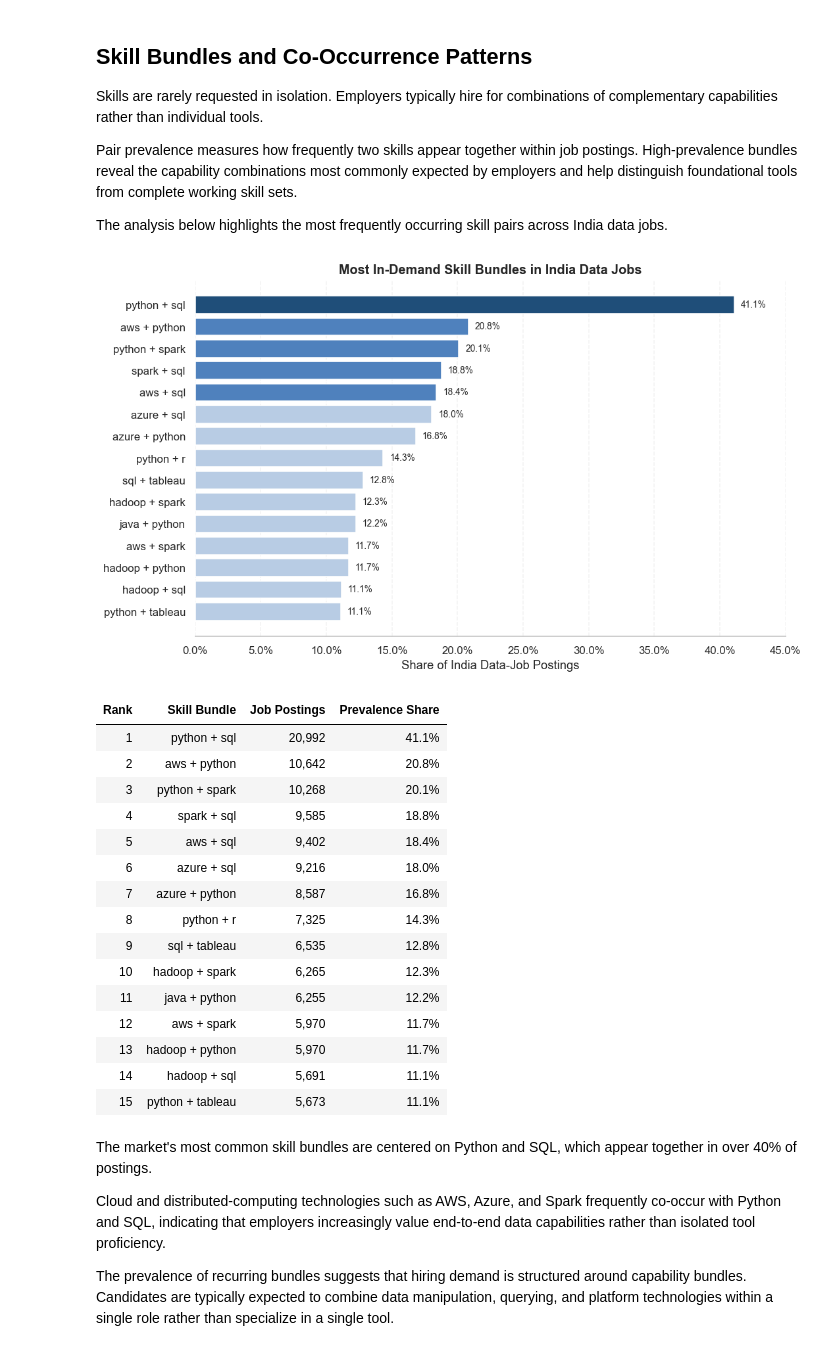
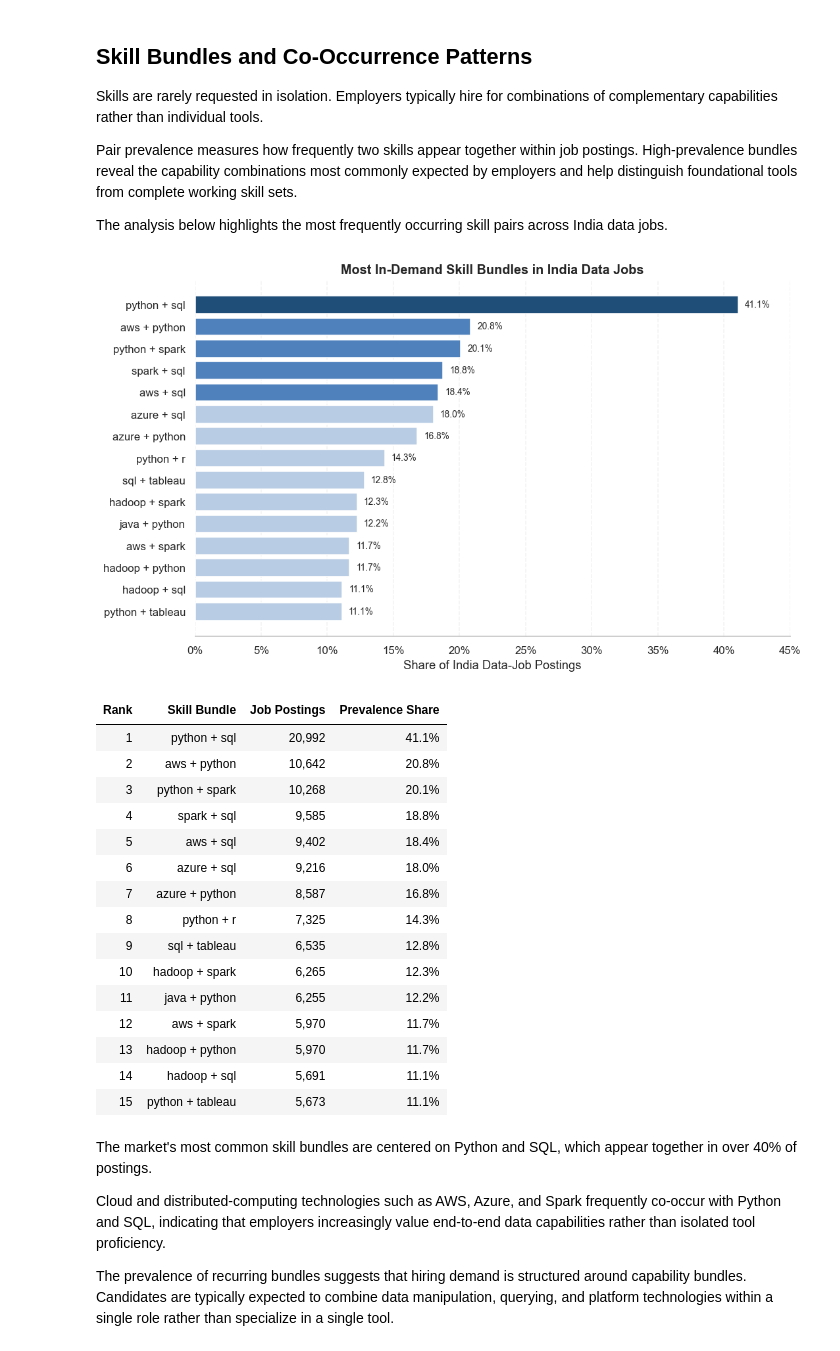
Before and after one commit to siddharth-chauhan-eu/python-learning, a Jupyter notebook: 02-data-analytics/data-jobs-analysis/project/job-market-analysis/02_skill_demand.ipynb, the cells around one changed output. Saved outputs shown, nothing was run; the diff lists cells and outputs as text; code cells hidden in the pictures.

```diff
--- a/02-data-analytics/data-jobs-analysis/project/job-market-analysis/02_skill_demand.ipynb
+++ b/02-data-analytics/data-jobs-analysis/project/job-market-analysis/02_skill_demand.ipynb
@@ -431,7 +431,7 @@ ax.invert_yaxis()
 ax.set_xlim(0, 0.45)
 
 ax.xaxis.set_major_formatter(
-    lambda value, _: f"{value:.1%}"
+    lambda value, _: f"{value:.0%}"
 )
 
 ax.grid(
@@ -463,34 +463,34 @@ plt.show()
 
 display_table = (
     pair_prevalence
     .reset_index(drop=True)
     .rename(
         columns={
             "skill_pair": "Skill Bundle",
             "prevalence": "Prevalence Share",
             "postings": "Job Postings",
         }
     )
 )
 
 display_table.insert(
     0,
     "Rank",
     range(1, len(display_table) + 1)
 )
 
 display(
     display_table.style
     .format(
         {
             "Prevalence Share": "{:.1%}",
             "Job Postings": "{:,.0f}",
         }
     )
     .hide(axis="index")
 )
 # %% [output]
-[figure, old version]
+[figure, new version]
 | Rank | Skill Bundle | Job Postings | Prevalence Share |
 | 1 | python + sql | 20,992 | 41.1% |
 | 2 | aws + python | 10,642 | 20.8% |
```
Also changed, not shown: 2 other files.
